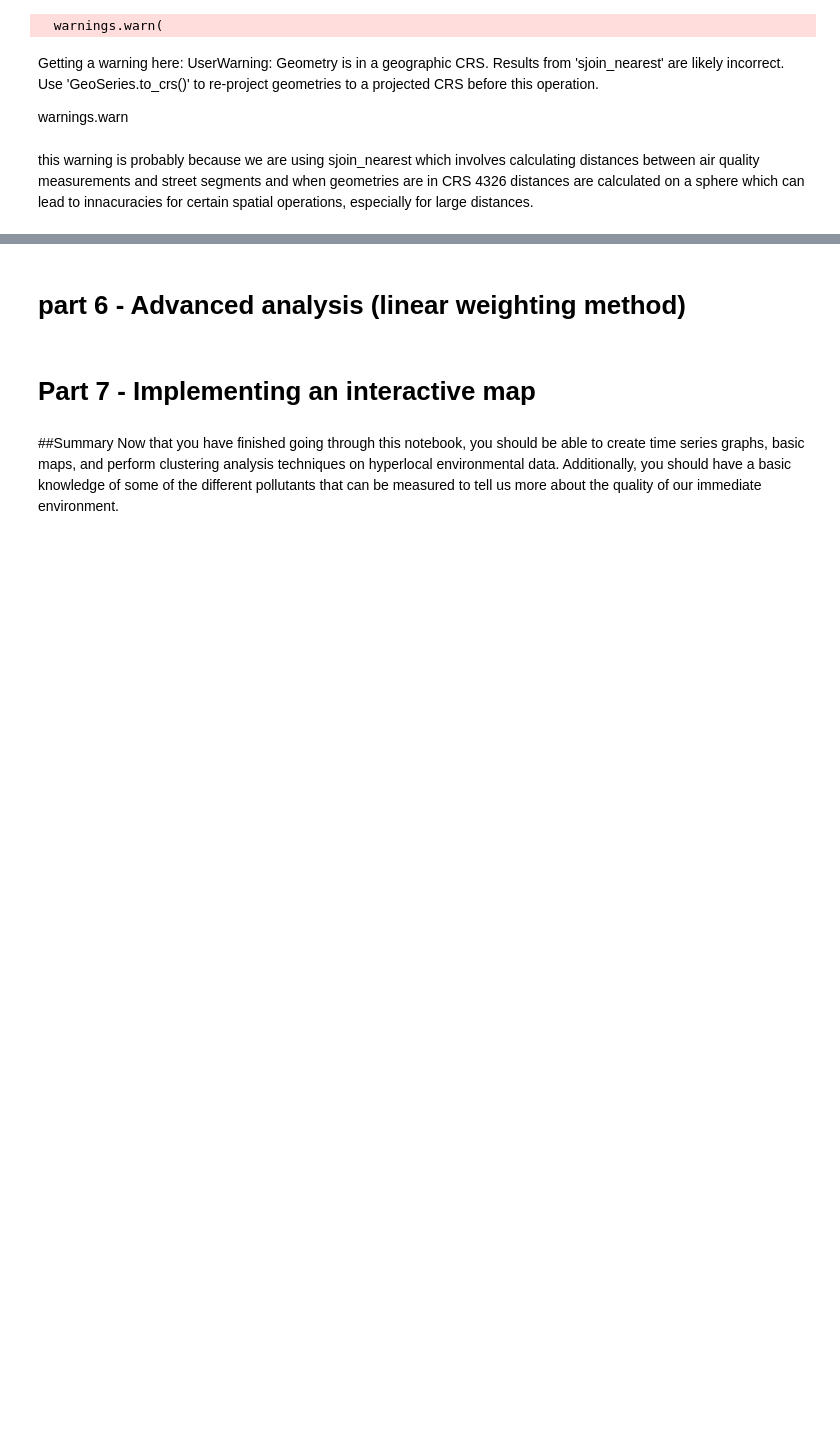
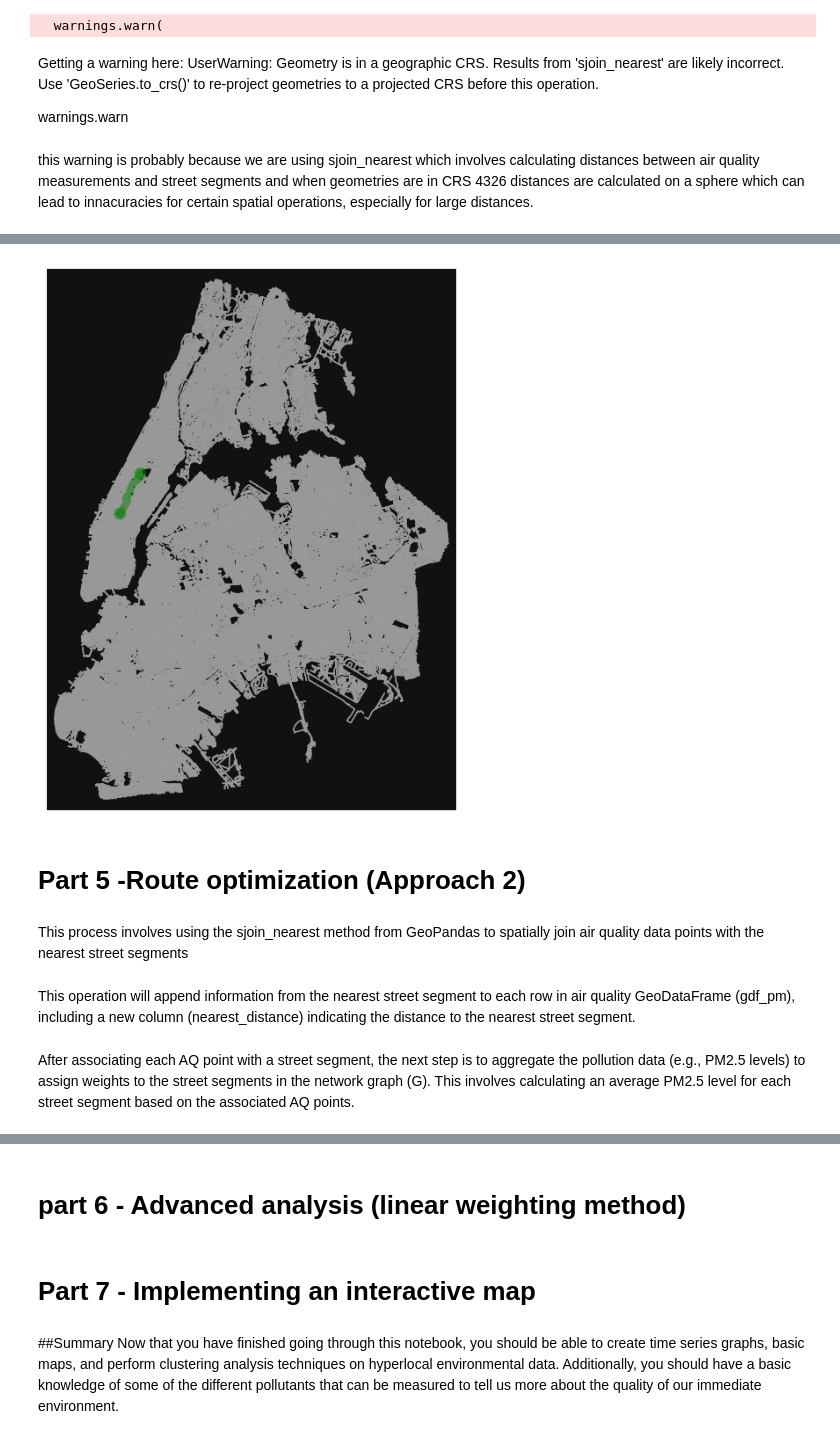
Before and after one commit to Dr-Isam-ALJAWARNEH/ds-project-lb-context-aware-route-planner, a Jupyter notebook: Code/LBCARP-Code.ipynb, the cells around one changed output, grey strips where cells are left out. Cells and saved outputs as stored; diff of their text form; code cells hidden in the pictures; blank space fills up the shorter version.

Commit message:
Update LBCARP-Code.ipynb
Added Part 5 - Route Optimization.
Still has errors, need to be reviewed and fixed

```diff
--- a/Code/LBCARP-Code.ipynb
+++ b/Code/LBCARP-Code.ipynb
@@ -379,0 +396,35 @@ this warning is probably because we are using sjoin_nearest which involves calcu
+# %%
+avg_pm25 = joined_data.groupby('index_right0')['pm25'].mean()
+
+# Update the graph G with PM2.5 levels as weights
+for u, v, key, data in G.edges(keys=True, data=True):
+    # This assumes 'osmid' corresponds to 'index_right0' in joined_data
+    # You might need to adjust this if a different identifier links edges in G to rows in joined_data
+    if (u, v, key) in avg_pm25:
+        G[u][v][key]['pm25_weight'] = avg_pm25.loc[(u, v, key)]
+    else:
+        G[u][v][key]['pm25_weight'] = float('inf')
+# %%
+import osmnx as ox
+
+# Example: Central Park to Times Square
+start_point = (40.785091, -73.968285)  # Central Park approximate location
+end_point = (40.758896, -73.985130)  # Times Square approximate location
+
+# Convert these points to the nearest nodes on the graph
+# Updated method to find the nearest node
+start_node = ox.distance.nearest_nodes(G, X=start_point[1], Y=start_point[0])
+end_node = ox.distance.nearest_nodes(G, X=end_point[1], Y=end_point[0])
+
+# Calculate the shortest path using the pollution weights
+import networkx as nx
+shortest_path = nx.shortest_path(G, start_node, end_node, weight='pm25_weight', method='dijkstra')
+# %%
+# Plot the shortest path
+fig, ax = ox.plot_graph_route(G, shortest_path, route_color='green', route_linewidth=6, node_size=0)
+# %% [output]
+[figure, added]
+# %% [markdown]
+# Part 5 -Route optimization (Approach 2)
+# %% [markdown]
+This process involves using the sjoin_nearest method from GeoPandas to spatially join air quality data points with the nearest street segments
@@ -379,0 +439,4 @@ this warning is probably because we are using sjoin_nearest which involves calcu
+# %% [markdown]
+This operation will append information from the nearest street segment to each row in air quality GeoDataFrame (gdf_pm), including a new column (nearest_distance) indicating the distance to the nearest street segment.
+# %% [markdown]
+After associating each AQ point with a street segment, the next step is to aggregate the pollution data (e.g., PM2.5 levels) to assign weights to the street segments in the network graph (G). This involves calculating an average PM2.5 level for each street segment based on the associated AQ points.
```
Also changed, not shown: parts of 14 cells of this notebook.
